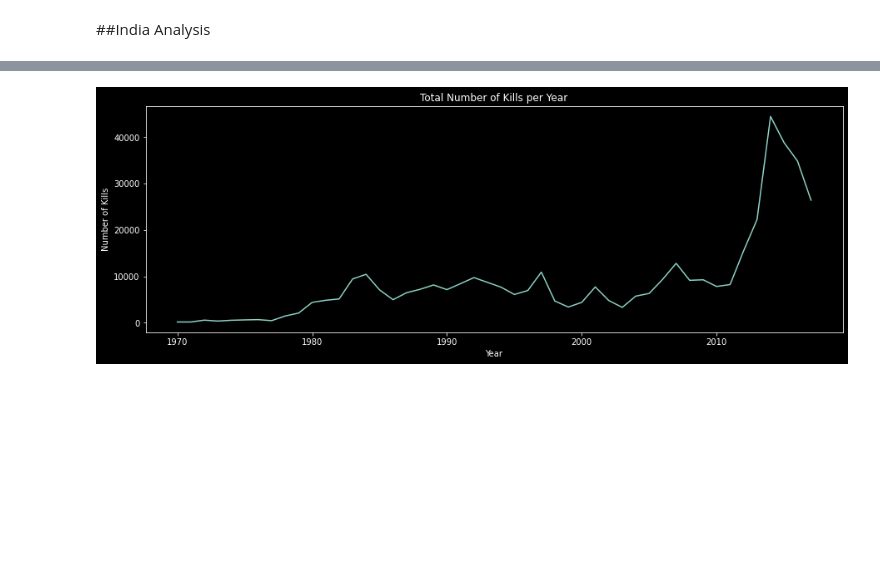
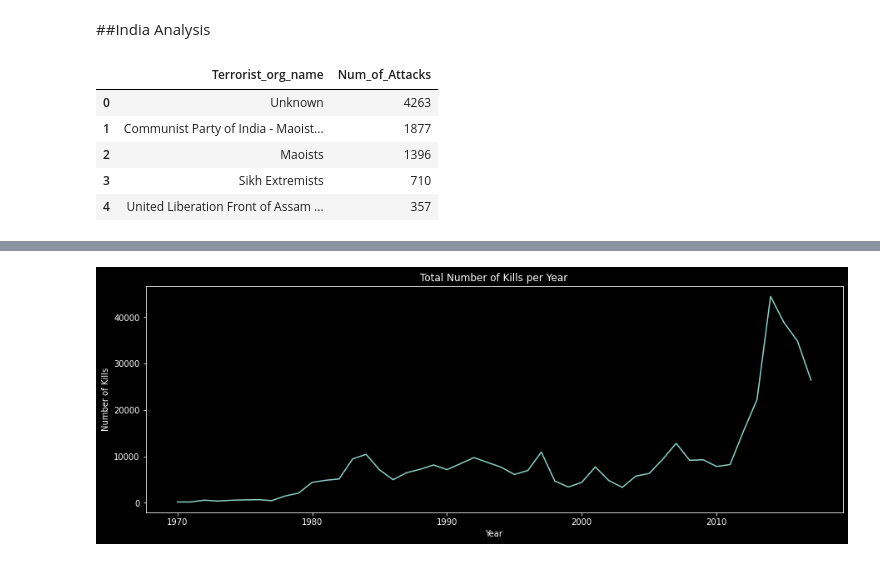
Before and after one commit to GauravDrive/CAPSTONE-PROJECT-almabetter, a Jupyter notebook: Capstone_project.ipynb, the cells around one changed output, grey strips where cells are left out. Drawn from its saved outputs; the diff is of its cells as text; code cells hidden in the pictures; blank space fills up the shorter version.

```diff
--- a/Capstone_project.ipynb
+++ b/Capstone_project.ipynb
@@ -569,7 +634,14 @@ Attack_Typ_ind = India.Attack_Type.value_counts()
 Attack_Typ_ind = Attack_Typ_ind.reset_index()
 Attack_Typ_ind = Attack_Typ_ind.rename(columns={'index': 'Attack_type', 'Attack_Type':'Type_of_attack_occured'})
 # %%
-Attack_Typ_ind.head()
+Terrorist_group_Ind.head()
+# %% [output]
+|  | Terrorist_org_name | Num_of_Attacks |
+| 0 | Unknown | 4263 |
+| 1 | Communist Party of India - Maoist... | 1877 |
+| 2 | Maoists | 1396 |
+| 3 | Sikh Extremists | 710 |
+| 4 | United Liberation Front of Assam ... | 357 |
 # %%
 fig, axs = plt.subplots(3, 2, figsize=(20,12))
 ax1, ax2, ax3, ax4, ax5, ax6 = axs.flatten()
```
Also changed, not shown: parts of 30 cells of this notebook.
